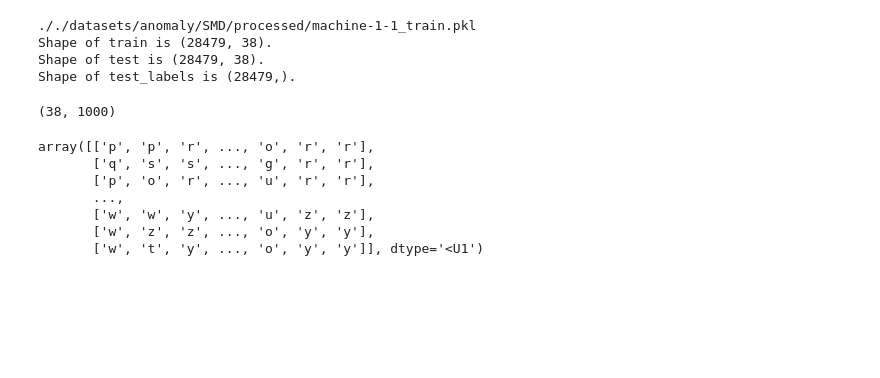
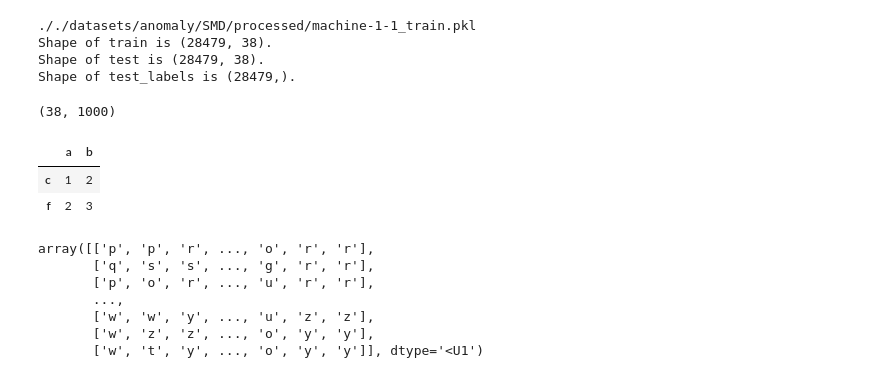
Before and after one commit to JinYang88/TS-anomaly, a Jupyter notebook: notebooks/eval_sax.ipynb, the cells around one changed output. Saved outputs shown, nothing was run; the diff lists cells and outputs as text; code cells hidden in the pictures; blank space fills up the shorter version.

```diff
--- a/notebooks/eval_sax.ipynb
+++ b/notebooks/eval_sax.ipynb
@@ -35,6 +35,18 @@ data_dict = pp.normalize(data_dict, method="standard")
 data_dict["train"].T[:, :nrows].shape
 # %% [output]
 (38, 1000)
+# %%
+import pandas as pd
+x = {
+    "a": [1,2],
+    "b": [2,3]
+}
+y = pd.DataFrame(x, index = ["c","f"])
+y
+# %% [output]
+|  | a | b |
+| c | 1 | 2 |
+| f | 2 | 3 |
 # %%
 data_dict["test_tokens"]
 # %% [output]
```
Also changed, not shown: 3 other files.
